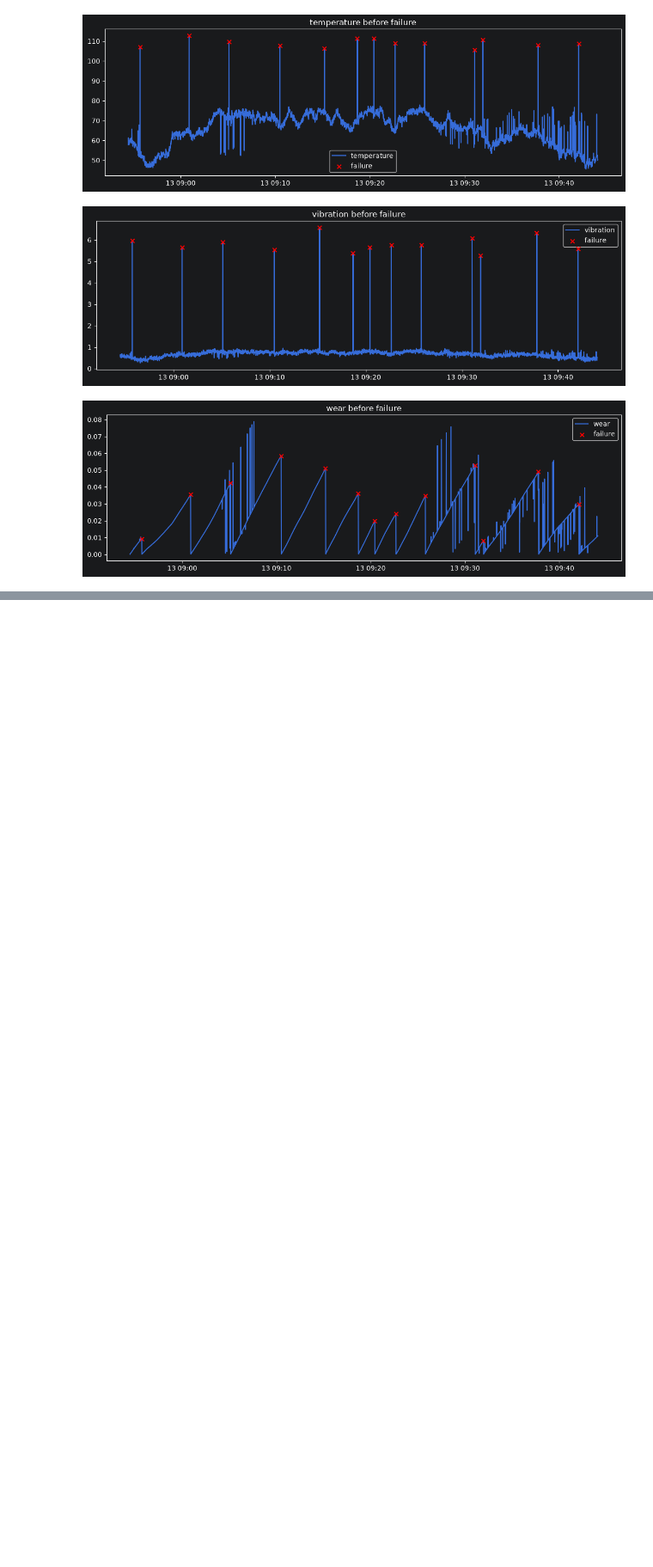
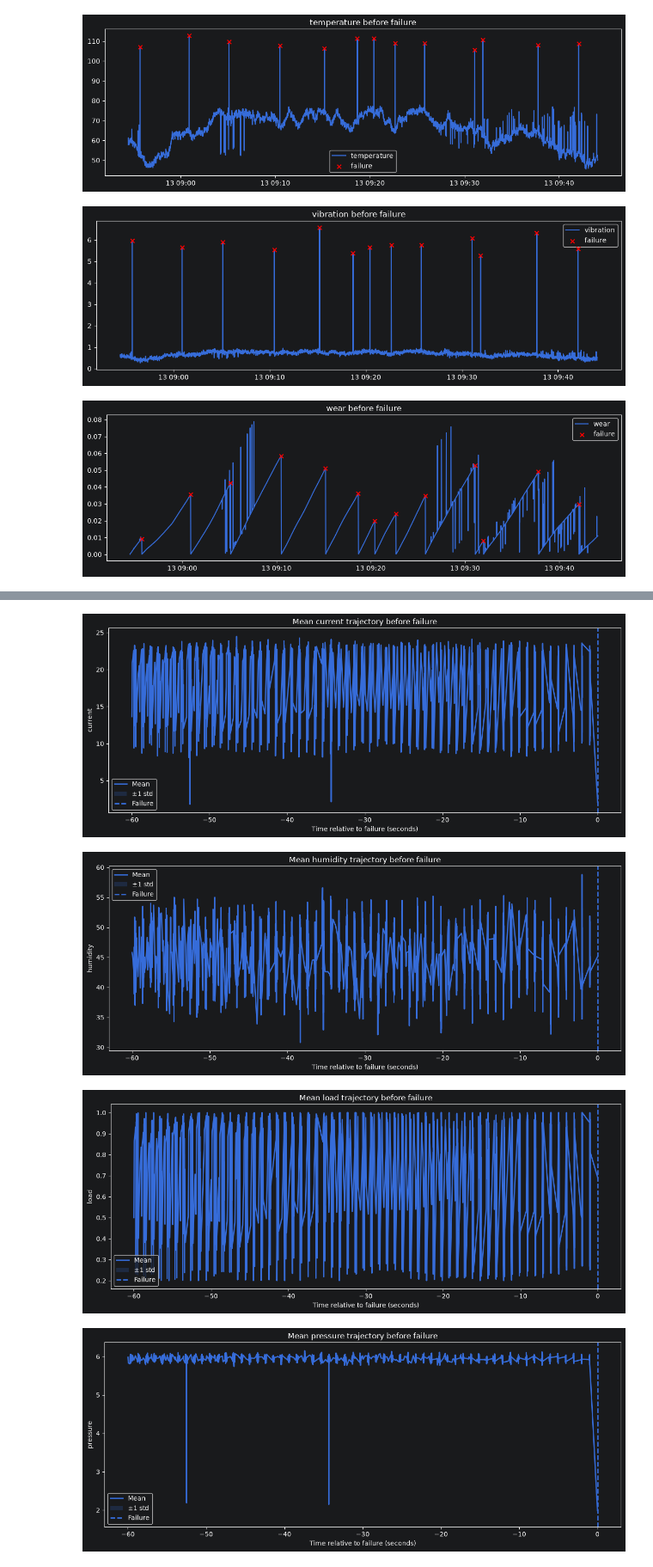
Before and after one commit to yrmint/predictive-maintenance, a Jupyter notebook: notebooks/experiments.ipynb, the cells around one changed output, grey strips where cells are left out. Shown at 86% size. Cells and saved outputs as stored; diff of their text form; code cells hidden in the pictures; blank space fills up the shorter version.

Commit message:
eda: pre-failure dynamics

```diff
--- a/notebooks/experiments.ipynb
+++ b/notebooks/experiments.ipynb
@@ -329,0 +332,10 @@ for feature in features:
+# %%
+window_seconds = 60
+# %%
+features = features.drop("failure")
+# %%
+dfr = df.copy()
+dfr["time"] = pd.to_datetime(dfr["time"])
+dfr = dfr.sort_values(["device_id", "time"])
+# %%
+failures = dfr[dfr["failure"] == 1][["device_id", "time"]].rename(columns={"time": "failure_time"})
@@ -329,0 +365,44 @@ for feature in features:
+# %%
+for feature in features:
+    grouped = (
+        failure_windows
+        .groupby("relative_time")[feature]
+        .agg(["mean", "std"])
+        .sort_index()
+    )
+
+    plt.figure(figsize=(12, 5))
+
+    plt.plot(
+        grouped.index,
+        grouped["mean"],
+        linewidth=2,
+        label="Mean",
+    )
+
+    plt.fill_between(
+        grouped.index,
+        grouped["mean"] - grouped["std"],
+        grouped["mean"] + grouped["std"],
+        alpha=0.2,
+        label="±1 std",
+    )
+
+    plt.axvline(
+        0,
+        linestyle="--",
+        linewidth=2,
+        label="Failure",
+    )
+
+    plt.xlabel("Time relative to failure (seconds)")
+    plt.ylabel(feature)
+    plt.title(f"Mean {feature} trajectory before failure")
+    plt.legend()
+    plt.tight_layout()
+    plt.show()
+# %% [output]
+[figure, added]
+[figure, added]
+[figure, added]
+[figure, added]
```
Also changed, not shown: parts of 7 cells of this notebook.
